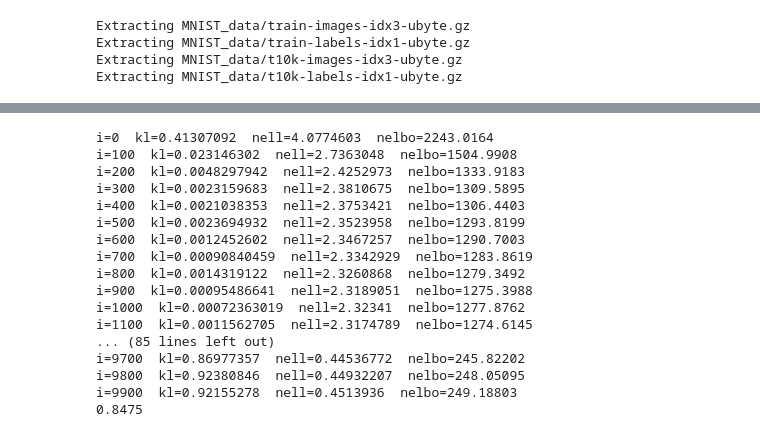
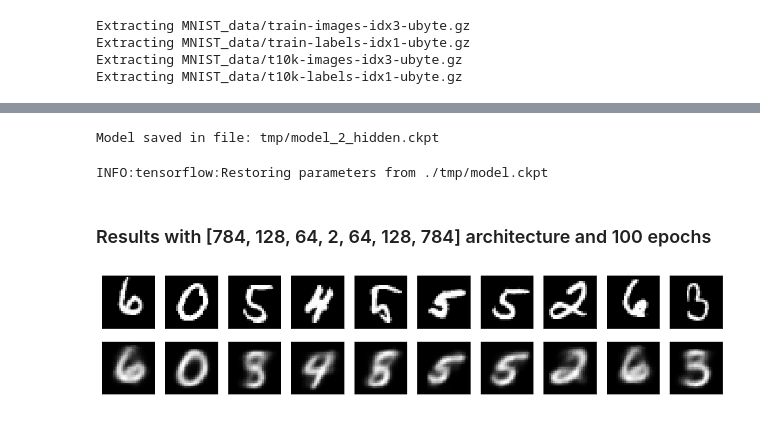
Before and after one commit to ibarrond/VariationalAutoencoders, a Jupyter notebook: BNN-Autoencoder.ipynb, the cells around one changed output, grey strips where cells are left out. Cells and saved outputs as stored; diff of their text form; code cells hidden in the pictures.

```diff
--- a/BNN-Autoencoder.ipynb
+++ b/BNN-Autoencoder.ipynb
@@ -362,6 +333,6 @@ class VariationalInference(object):
 # %%
 n_datapoints = mnist.train.num_examples
 # including input neurons
-mc_samples = 1
+mc_samples = 10
 batch_size = 128
-epochs = 50
+epochs = 100
@@ -460,23 +369,35 @@ i=4900  kl=0.74351627  nell=0.38370633  nelbo=211.782
-# %%
-neurons_per_layer = [784, 10, 10, 10, 10]
-vi = VariationalInference(n_datapoints, neurons_per_layer, mc_samples, batch_size)
-mu, log_var_W_final = vi.learn(learning_rate=0.01, iterations=iterations)
-vi.benchmark()
-# %% [output]
-i=0  kl=0.41307092  nell=4.0774603  nelbo=2243.0164
-i=100  kl=0.023146302  nell=2.7363048  nelbo=1504.9908
-i=200  kl=0.0048297942  nell=2.4252973  nelbo=1333.9183
-i=300  kl=0.0023159683  nell=2.3810675  nelbo=1309.5895
-i=400  kl=0.0021038353  nell=2.3753421  nelbo=1306.4403
-i=500  kl=0.0023694932  nell=2.3523958  nelbo=1293.8199
-i=600  kl=0.0012452602  nell=2.3467257  nelbo=1290.7003
-i=700  kl=0.00090840459  nell=2.3342929  nelbo=1283.8619
-i=800  kl=0.0014319122  nell=2.3260868  nelbo=1279.3492
-i=900  kl=0.00095486641  nell=2.3189051  nelbo=1275.3988
-i=1000  kl=0.00072363019  nell=2.32341  nelbo=1277.8762
-i=1100  kl=0.0011562705  nell=2.3174789  nelbo=1274.6145
-... (85 lines left out)
-i=9700  kl=0.86977357  nell=0.44536772  nelbo=245.82202
-i=9800  kl=0.92380846  nell=0.44932207  nelbo=248.05095
-i=9900  kl=0.92155278  nell=0.4513936  nelbo=249.18803
-0.8475
+# %%
+# 2_hidden: [784, 128, 64, 2, 64, 128, 784]
+# vi.serialize('tmp/model_2_hidden.ckpt')
+vi.serialize('tmp/model_32_hidden.ckpt')
+# %% [output]
+Model saved in file: tmp/model_2_hidden.ckpt
+# %%
+tf.reset_default_graph()
+neurons_per_layer = [784, 512, 32, 512, 784]
+vi = VariationalInference(n_datapoints, neurons_per_layer, mc_samples, batch_size, constant_prior=False)
+vi.restore('tmp/model.ckpt')
+# %% [output]
+INFO:tensorflow:Restoring parameters from ./tmp/model.ckpt
+# %% [markdown]
+### Results with [784, 128, 64, 2, 64, 128, 784] architecture and 100 epochs
+# %%
+n = 10  # how many digits we will display
+plt.figure(figsize=(20, 4))
+for i in range(n):
+    # display original
+    ax = plt.subplot(2, n, i + 1)
+    plt.imshow(mnist.test.images[i].reshape(28, 28))
+    plt.gray()
+    ax.get_xaxis().set_visible(False)
+    ax.get_yaxis().set_visible(False)
+
+    # display reconstruction
+    ax = plt.subplot(2, n, i + 1 + n)
+    plt.imshow(vi.encode(mnist.test.images[i]).reshape(28, 28))
+    plt.gray()
+    ax.get_xaxis().set_visible(False)
+    ax.get_yaxis().set_visible(False)
+plt.show()
+# %% [output]
+[figure, added]
```
Also changed, not shown: parts of 13 cells of this notebook.
